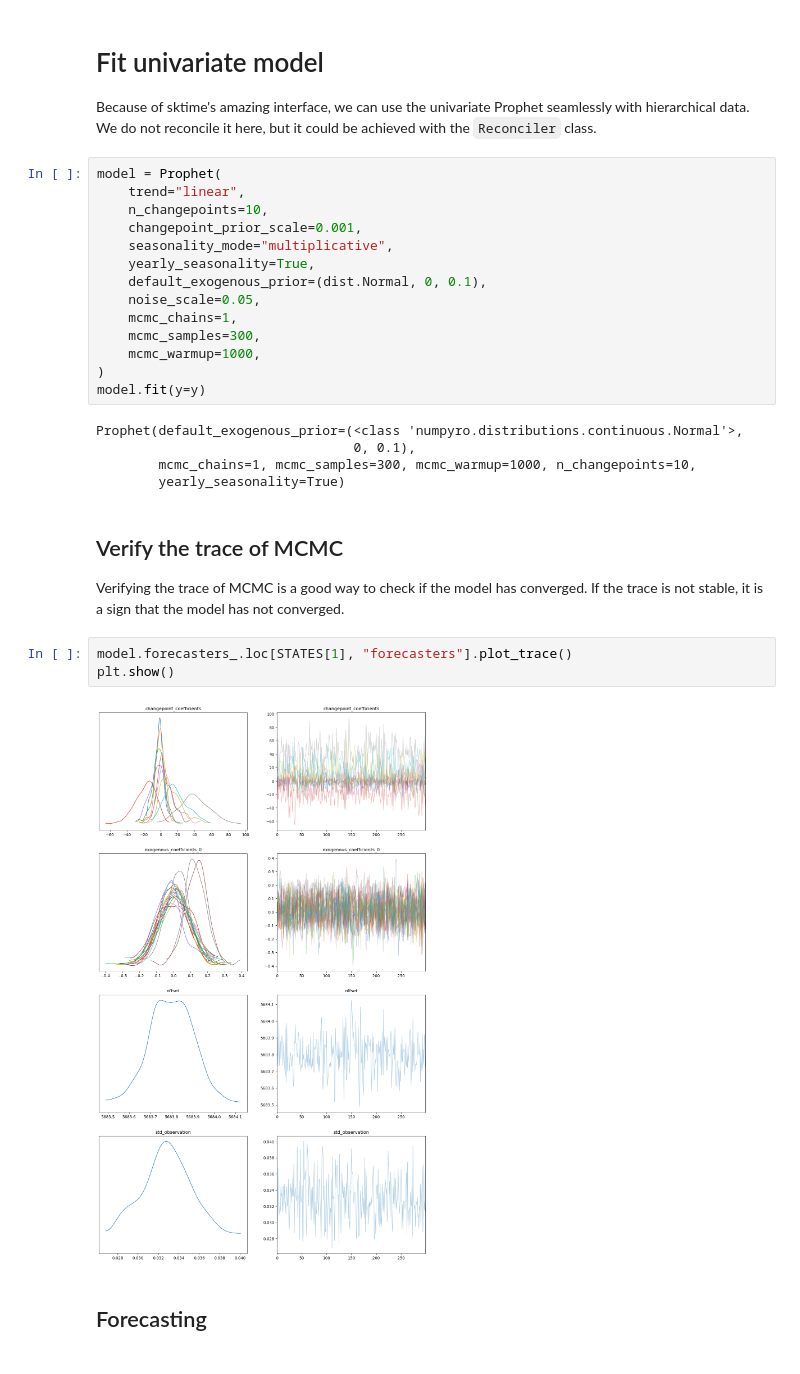
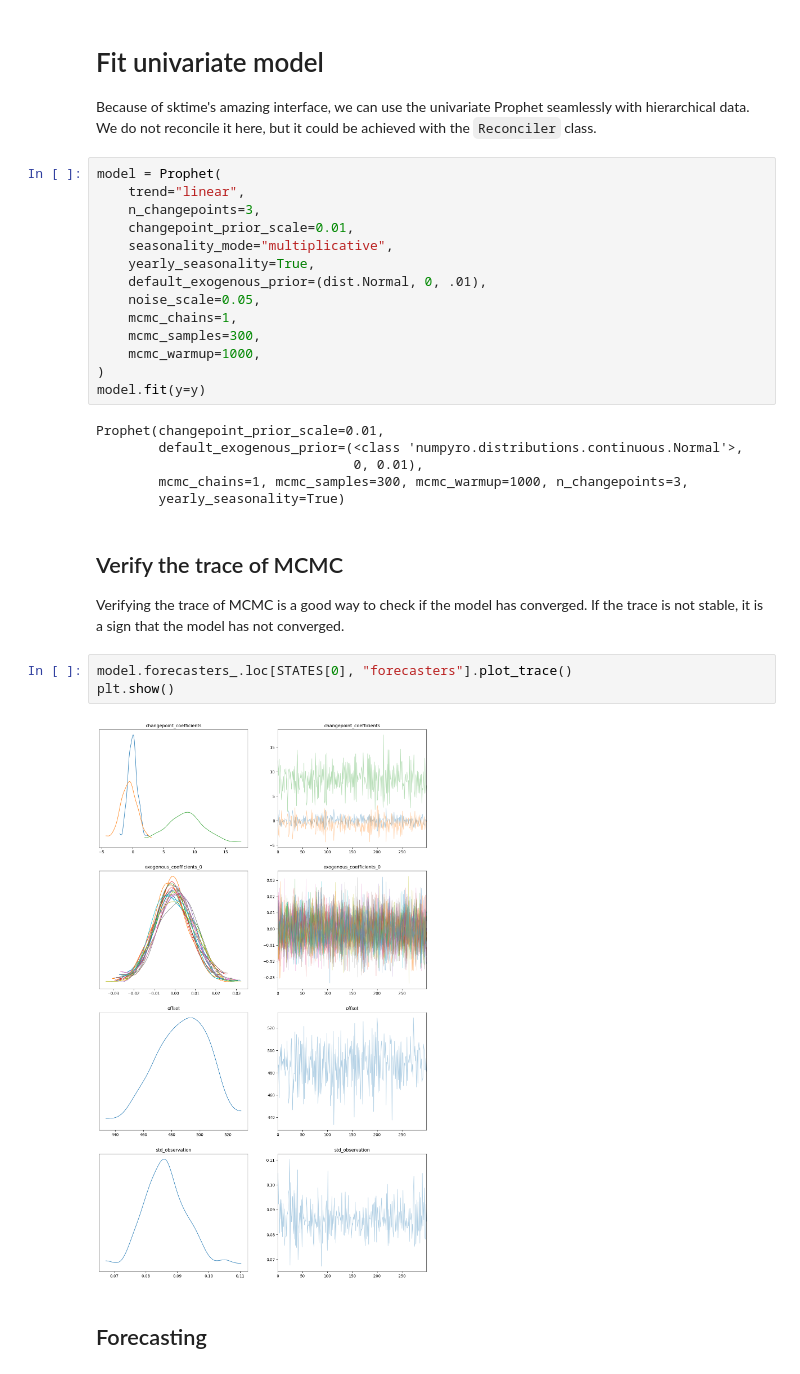
Before and after one commit to felipeangelimvieira/prophetverse, a Jupyter notebook: docs/examples/hierarchical.ipynb, the cells around one changed output. Drawn from its saved outputs; the diff is of its cells as text.

```diff
--- a/docs/examples/hierarchical.ipynb
+++ b/docs/examples/hierarchical.ipynb
@@ -73,11 +73,11 @@ Because of sktime's amazing interface, we can use the univariate Prophet seamles
 # %%
 model = Prophet(
     trend="linear",
-    n_changepoints=10,
-    changepoint_prior_scale=0.001,
+    n_changepoints=3,
+    changepoint_prior_scale=0.01,
     seasonality_mode="multiplicative",
     yearly_seasonality=True,
-    default_exogenous_prior=(dist.Normal, 0, 0.1),
+    default_exogenous_prior=(dist.Normal, 0, .01),
     noise_scale=0.05,
     mcmc_chains=1,
     mcmc_samples=300,
@@ -85,9 +85,10 @@ model = Prophet(
 )
 model.fit(y=y)
 # %% [output]
-Prophet(default_exogenous_prior=(<class 'numpyro.distributions.continuous.Normal'>,
-                                 0, 0.1),
-        mcmc_chains=1, mcmc_samples=300, mcmc_warmup=1000, n_changepoints=10,
+Prophet(changepoint_prior_scale=0.01,
+        default_exogenous_prior=(<class 'numpyro.distributions.continuous.Normal'>,
+                                 0, 0.01),
+        mcmc_chains=1, mcmc_samples=300, mcmc_warmup=1000, n_changepoints=3,
         yearly_seasonality=True)
 # %% [markdown]
 ## Verify the trace of MCMC
@@ -95,10 +96,10 @@ Prophet(default_exogenous_prior=(<class 'numpyro.distributions.continuous.Normal
 
 Verifying the trace of MCMC is a good way to check if the model has converged. If the trace is not stable, it is a sign that the model has not converged.
 # %%
-model.forecasters_.loc[STATES[1], "forecasters"].plot_trace()
+model.forecasters_.loc[STATES[0], "forecasters"].plot_trace()
 plt.show()
 # %% [output]
-[figure, old version]
+[figure, new version]
 # %% [markdown]
 ## Forecasting
 # %%
```
Also changed, not shown: parts of 4 cells of this notebook, 1 other file.
